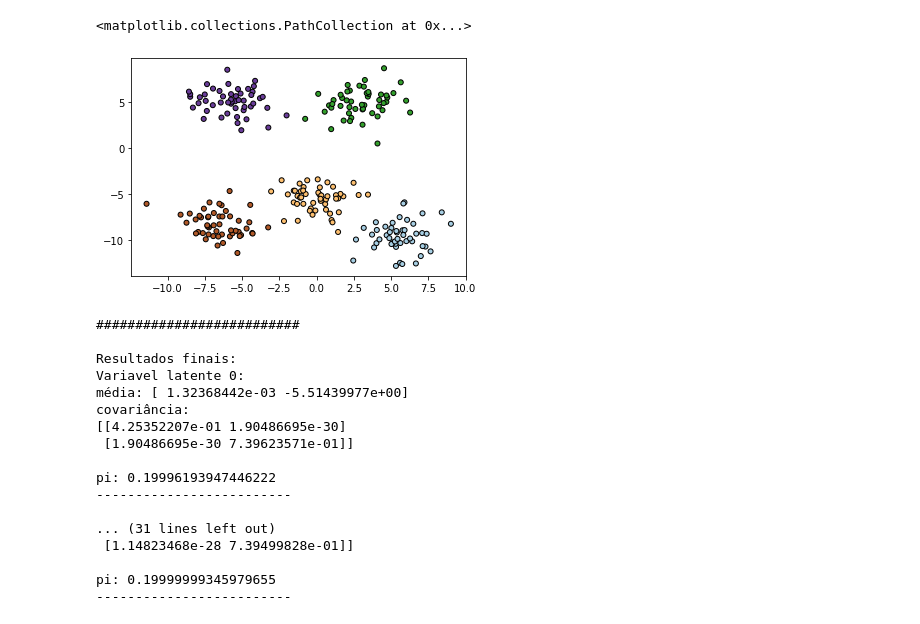
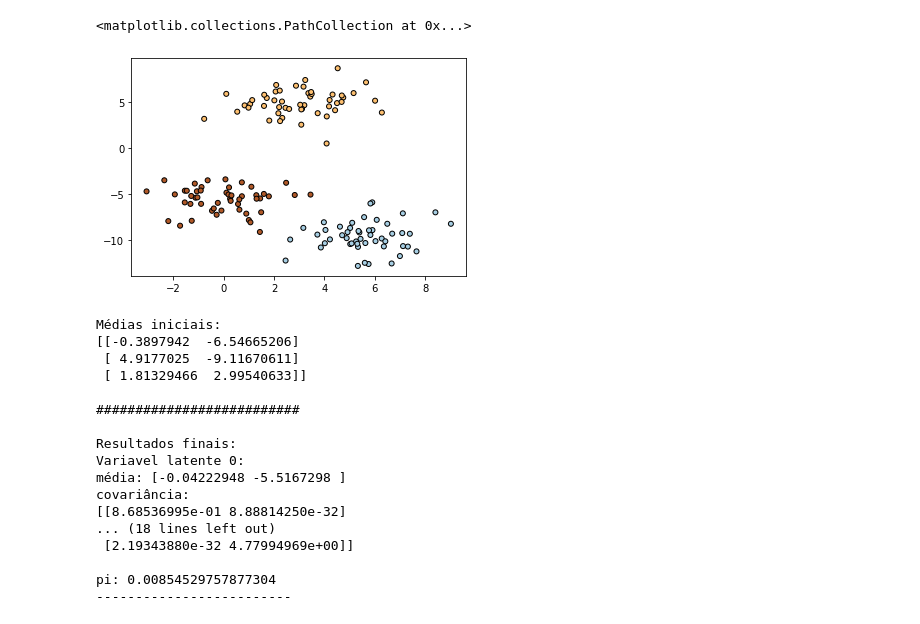
Before and after one commit to lucaspg96/probabilistic-ml, a Jupyter notebook: Expectation Maximization para Misturas Gaussianas.ipynb, the cells around one changed output. Drawn from its saved outputs; the diff is of its cells as text; code cells hidden in the pictures.

```diff
--- a/Expectation Maximization para Misturas Gaussianas.ipynb
+++ b/Expectation Maximization para Misturas Gaussianas.ipynb
@@ -5,15 +5,15 @@ import matplotlib.pyplot as plt
 from sklearn.datasets import make_blobs
 from scipy.stats import multivariate_normal
 # %%
-n_clusters = 5
+n_clusters = 3
 
 X, Y = X, y = make_blobs(n_samples=[50 for _ in range(n_clusters)], n_features=2,
                   random_state=10, cluster_std=1.5)
 plt.scatter(X[:, 0], X[:, 1], marker='o', c=Y,
             s=25, edgecolor='k', cmap=plt.cm.Paired)
 # %% [output]
 <matplotlib.collections.PathCollection at 0x...>
-[figure, old version]
+[figure, new version]
 # %%
 def r_k(x, mean, cov, pi, k):
 
@@ -66,18 +67,20 @@ def EM(X, K, mean_0, cov_0, pi_0, alphas, k_0, v_0, iter=10, debug=False):
 
     return mean, cov, pi
 # %%
-def generate_normalized_initial_values(X, K, dim):
+def generate_initial_values(X, K, dim):
     mean_0 = X[np.random.choice(np.arange(X.shape[0]), K)]
     cov_0 = np.array([np.diag(np.var(X,axis=0)) for _ in range(K)])
 
     return mean_0, cov_0
 
 K = n_clusters
-mean_0, cov_0 = generate_normalized_initial_values(X, K=K, dim=X.shape[1])
+mean_0, cov_0 = generate_initial_values(X, K=K, dim=X.shape[1])
 pi_0 = np.array([1/K for _ in range(K)])
 alphas = np.array([2 for _ in range(K)])
 
-mean, cov, pi = EM(X, K, mean_0, cov_0, pi_0, alphas, 0, 4, iter=5, debug=False)
+print(f"Médias iniciais:\n{mean_0}")
+
+mean, cov, pi = EM(X, K, mean_0, cov_0, pi_0, alphas, 0, 4, iter=50, debug=False)
 
 print("\n##########################\n")
 print("Resultados finais: ")
@@ -88,21 +91,21 @@ for k in range(K):
     print(f"pi: {pi[k]}")
     print("-------------------------\n")
 # %% [output]
+Médias iniciais:
+[[-0.3897942  -6.54665206]
+ [ 4.9177025  -9.11670611]
+ [ 1.81329466  2.99540633]]
+
 ##########################
 
 Resultados finais:
 Variavel latente 0:
-média: [ 1.32368442e-03 -5.51439977e+00]
+média: [-0.04222948 -5.5167298 ]
 covariância:
-[[4.25352207e-01 1.90486695e-30]
- [1.90486695e-30 7.39623571e-01]]
+[[8.68536995e-01 8.88814250e-32]
+... (18 lines left out)
+ [2.19343880e-32 4.77994969e+00]]
 
-pi: 0.19996193947446222
+pi: 0.00854529757877304
 -------------------------
-
-... (31 lines left out)
- [1.14823468e-28 7.39499828e-01]]
-
-pi: 0.19999999345979655
--------------------------
 # %%
```
Also changed, not shown: parts of 7 cells of this notebook.
